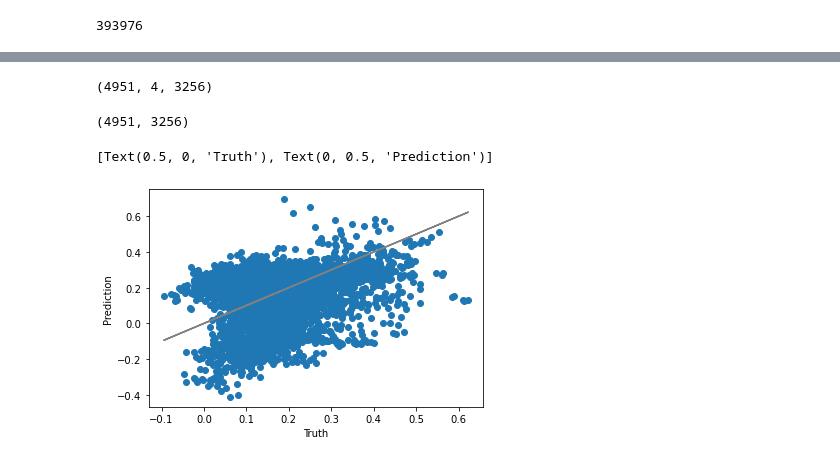
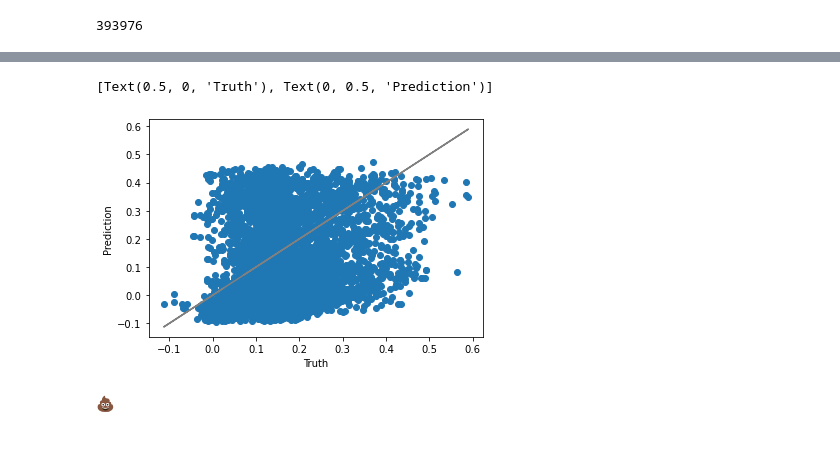
Before and after one commit to NOAA-PSL/mlcdc, a Jupyter notebook: notebooks/linear_regression.ipynb, the cells around one changed output, grey strips where cells are left out. Saved outputs shown, nothing was run; the diff lists cells and outputs as text; code cells hidden in the pictures.

```diff
--- a/notebooks/linear_regression.ipynb
+++ b/notebooks/linear_regression.ipynb
@@ -456,7 +392,8 @@ merge = keras.layers.concatenate(
 For now, using merged vertical coordinate
 # %%
 output = keras.layers.Dense(
-    units=len(train_labels.z), name="ao_corr"
+    units=len(train_labels.z), name="ao_corr",
+    kernel_regularizer=keras.regularizers.L1(0.001)
 )(merge)
 # %%
 model = keras.Model(
@@ -555,7 +450,7 @@ ttv = tt.values
 history = model.fit(
     x={k:train_features_eager[k].values for k in ['ocn_Temp','ocn_MLD','atm_T','atm_speed_surf']
       },
-    y=ttv,
+    y=train_labels.values,
     epochs=20,
     batch_size=32,
     validation_split=0.2,
@@ -602,3 +496,3 @@ model.evaluate(
 # %%
-prediction = model.predict({k:test_features_eager[k].values for k in test_features.data_vars})
+prediction = model.predict({k:test_features_eager[k].values for k in test_features.data_vars if 'mask' not in k})
 # %% [output]
@@ -606,23 +500,16 @@ prediction = model.predict({k:test_features_eager[k].values for k in test_featur
-# %%
-prediction.shape
-# %% [output]
-(4951, 4, 3256)
-# %%
-test_labels.shape
-# %% [output]
-(4951, 3256)
 # %%
-xpred = xr.DataArray(prediction,coords={'x':test_labels.x, 'member':ds.member, 'z':test_labels.z},
-                     dims=('x','member','z'))
+xpred = xr.DataArray(prediction,coords=test_labels.coords, dims=test_labels.dims)
 # %%
 xpred = xpred.unstack('z')
 # %%
 fig, ax = plt.subplots()
 ax.scatter(test_labels.unstack('z').isel(alev=-1,olev=0),
-           xpred.isel(alev=-1,olev=0).isel(member=0),
+           xpred.isel(alev=-1,olev=0),
           )
 ax.plot(test_labels.unstack('z').isel(alev=-1,olev=0),test_labels.unstack('z').isel(alev=-1,olev=0),color='gray')
 ax.set(xlabel='Truth',ylabel='Prediction')
 # %% [output]
 [Text(0.5, 0, 'Truth'), Text(0, 0.5, 'Prediction')]
-[figure, old version]
+[figure, new version]
+# %% [markdown]
+💩
```
Also changed, not shown: parts of 37 cells of this notebook.
